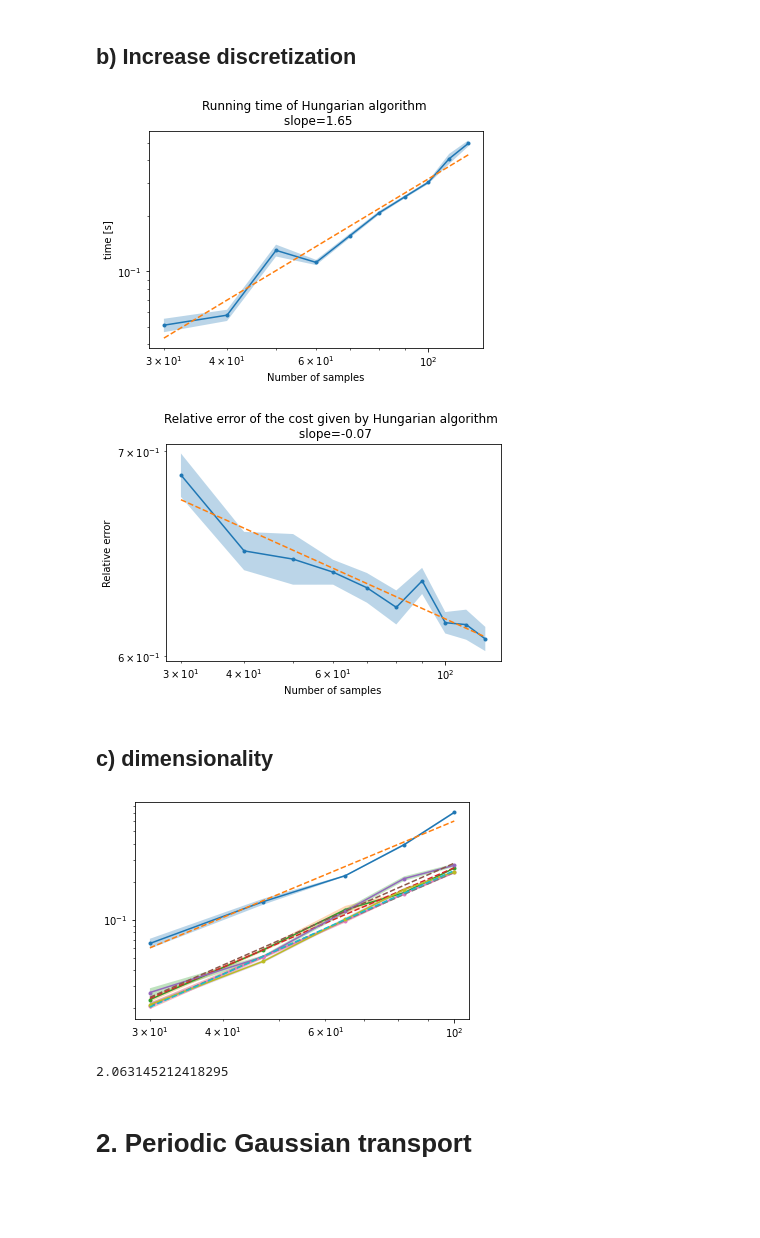
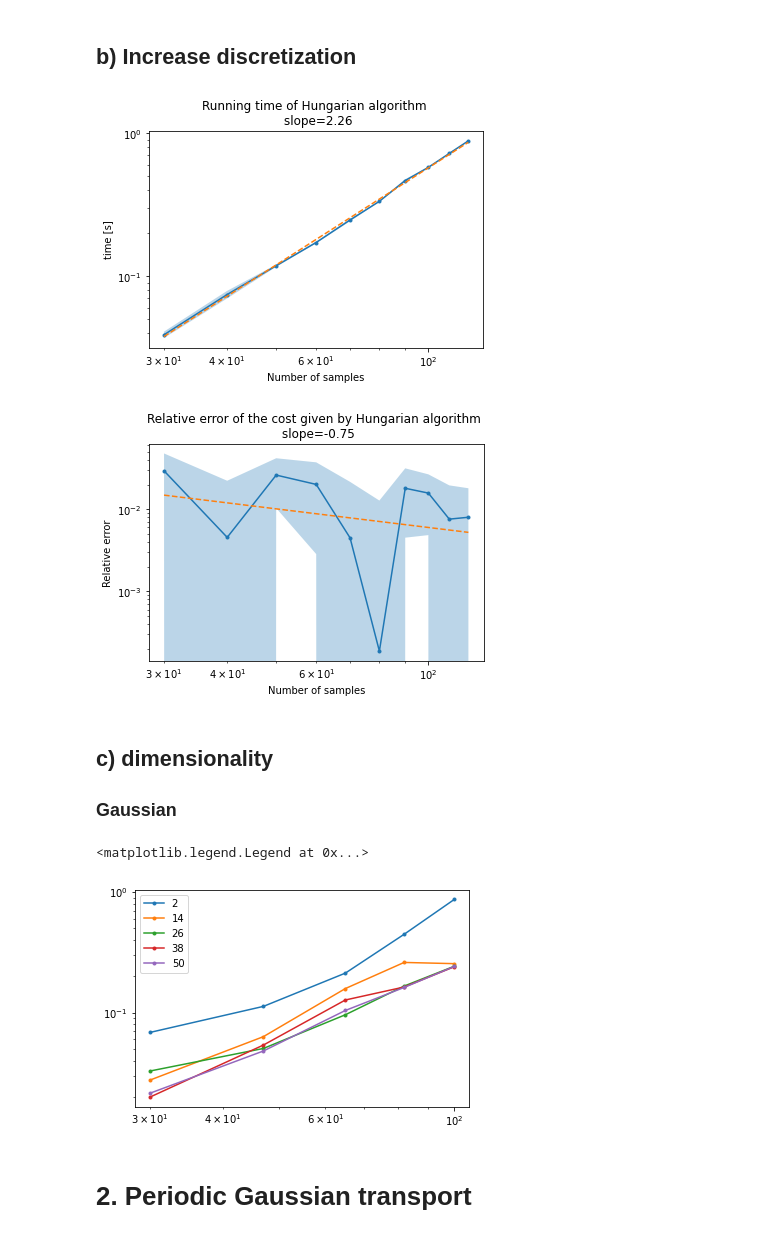
Before and after one commit to Benoit-Muller/Computational-Optimal-Transport, a Jupyter notebook: hungarian_analysis.ipynb, the cells around one changed output. Drawn from its saved outputs; the diff is of its cells as text; code cells hidden in the pictures; blank space fills up the shorter version.

```diff
--- a/hungarian_analysis.ipynb
+++ b/hungarian_analysis.ipynb
@@ -22,7 +19,7 @@ The autoreload extension is already loaded. To reload it, use:
 # %%
 %matplotlib inline
 rng = np.random.default_rng(1234)
-d = 50
+d = 2
 n=100
 if d==2:
     mean1, mean2 = np.array([-2,-1]), np.array([2,2])
@@ -58,8 +57,8 @@ if d==2:
     plt.plot([mu[:,0],nu[row,0]],[mu[:,1],nu[row,1]],'blue')
     for i,t in enumerate(np.linspace(0,1,4)):
         plt.figure()
-        xx = (1-t)*mu[:,0] + t*nu[row,0]
-        yy = (1-t)*mu[:,1] + t*nu[row,1]
+        xx = (1-t)*mu[:,0] + t*nu[phi,0]
+        yy = (1-t)*mu[:,1] + t*nu[phi,1]
         plt.xlim((-5,6))
         plt.ylim((-3,6))
         plt.plot(xx,yy,'.')
@@ -137,54 +141,55 @@ plt.xlabel("Number of samples")
 plt.ylabel("Relative error")
 plt.savefig("graphics/hungarian_error.pdf")
 # %% [output]
-[figure, old version]
+[figure, new version]
-[figure, old version]
+[figure, new version]
 # %% [markdown]
 ## c) dimensionality
+### Gaussian
 # %%
 %matplotlib inline
 
 rng = np.random.default_rng(1234)
 dd = np.linspace(2,50,5).astype(int)
 nn = np.linspace(30,100,5).astype(int)
 plt.figure()
-for d in dd:
+for d in tqdm(dd,desc="dim loop", position=0):
     if d==2:
         mean1, mean2 = np.array([-2,-1]), np.array([2,2])
     else:
         mean1, mean2 = rng.normal(size=d), rng.normal(size=d)
     cov1, cov2 = np.eye(d), np.eye(d)
 
     transport, W_true = gaussian_transport(mean1, cov1, mean2, cov2)
     mu, nu, C = gaussian_discreatization(mean1, cov1, mean2, cov2, n, rng)
     transport_true, W_true = gaussian_transport(mean1, cov1, mean2, cov2)
 
     repeat = 20
     runtime = np.zeros((len(nn),repeat))
     error = np.zeros((len(nn),repeat))
 
-    for i,n in tqdm(enumerate(nn),total=len(nn)):
+    for i,n in tqdm(enumerate(nn),total=len(nn),desc="discretization loop", position=1, leave=False):
         for j in range(repeat):
             mu, nu, C = gaussian_discreatization(mean1, cov1, mean2, cov2, n, rng)
             tic = time.time()
             row,x,phi,U,V, W_hungarian = hungarian3(C,disp=False)
             runtime[i,j] = time.time() - tic
             error[i,j] = (W_hungarian - W_true) / W_true
     runtime = np.vstack((np.mean(runtime,axis=1), np.std(runtime,axis=1)))
     error = np.vstack((np.mean(error,axis=1), np.std(error,axis=1)))
     plt.plot(nn,runtime[0],'.-')
     polynom = np.polyfit(np.log(nn),np.log(runtime[0]),deg=1)
-    plt.plot(nn,np.exp(polynom[1])*nn**polynom[0],"--")
-    plt.fill_between(nn,runtime[0]-conf_fact*runtime[1],runtime[0]+conf_fact*runtime[1],alpha=0.3)
-    plt.yscale('log')
-    plt.xscale('log')
+    #plt.plot(nn,np.exp(polynom[1])*nn**polynom[0],"--")
+    #plt.fill_between(nn,runtime[0]-conf_fact*runtime[1],runtime[0]+conf_fact*runtime[1],alpha=0.3)
+plt.yscale('log')
+plt.xscale('log')
+plt.legend(dd.astype(str))
+
+polynom = np.polyfit(np.log(nn),np.log(runtime[-1]),deg=1)
+polynom[0]
 # %% [output]
+<matplotlib.legend.Legend at 0x...>
-[figure, old version]
+[figure, new version]
-# %%
-polynom = np.polyfit(np.log(nn),np.log(runtime[0]),deg=1)
-polynom[0]
-# %% [output]
-2.063145212418295
 # %% [markdown]
 # 2. Periodic Gaussian transport
 # %%
```
Also changed, not shown: parts of 5 cells of this notebook, 9 other files.
